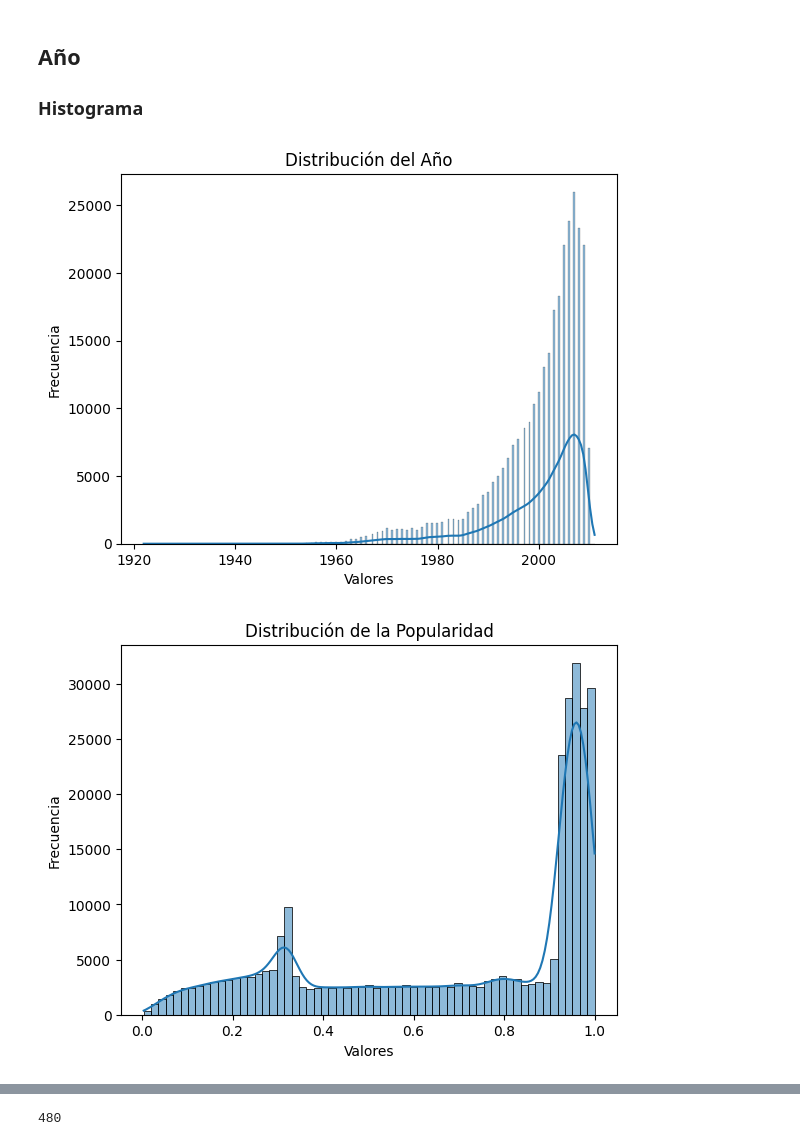
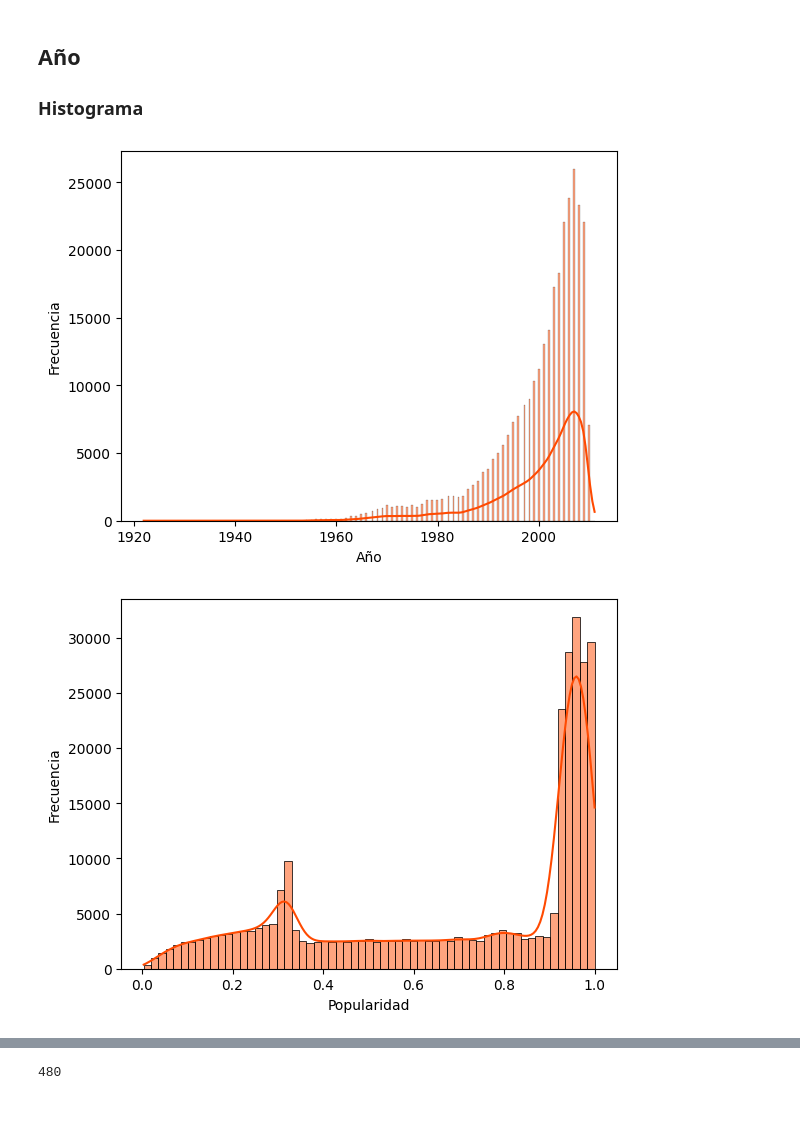
Before and after one commit to wuiquique/msd_predictive, a Jupyter notebook: analysis.ipynb, the cells around one changed output, grey strips where cells are left out. Cells and saved outputs as stored; diff of their text form; code cells hidden in the pictures; blank space fills up the shorter version.

```diff
--- a/analysis.ipynb
+++ b/analysis.ipynb
@@ -63,19 +85,19 @@ plt.show()
 ## Año
 ### Histograma
 # %%
-sns.histplot(df['year'], kde=True)
-plt.title('Distribución del Año')
-plt.xlabel('Valores')
+sns.histplot(df['year'], kde=True, color="#ff4a01")
+# plt.title('Distribución del Año')
+plt.xlabel('Año')
 plt.ylabel('Frecuencia')
 plt.show()
 # %% [output]
-[figure, old version]
+[figure, new version]
 # %%
-sns.histplot(df['popularity'], kde=True)
-plt.title('Distribución de la Popularidad')
-plt.xlabel('Valores')
+sns.histplot(df['popularity'], kde=True, color="#ff4a01")
+# plt.title('Distribución de la Popularidad')
+plt.xlabel('Popularidad')
 plt.ylabel('Frecuencia')
 plt.show()
 # %% [output]
-[figure, old version]
+[figure, new version]
 # %%
```
Also changed, not shown: parts of 10 cells of this notebook, 1 other file.
